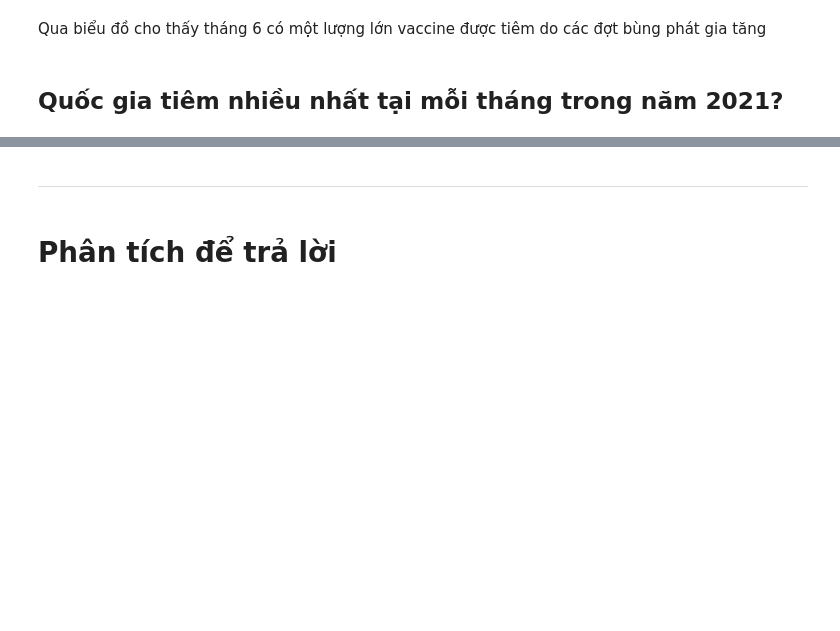
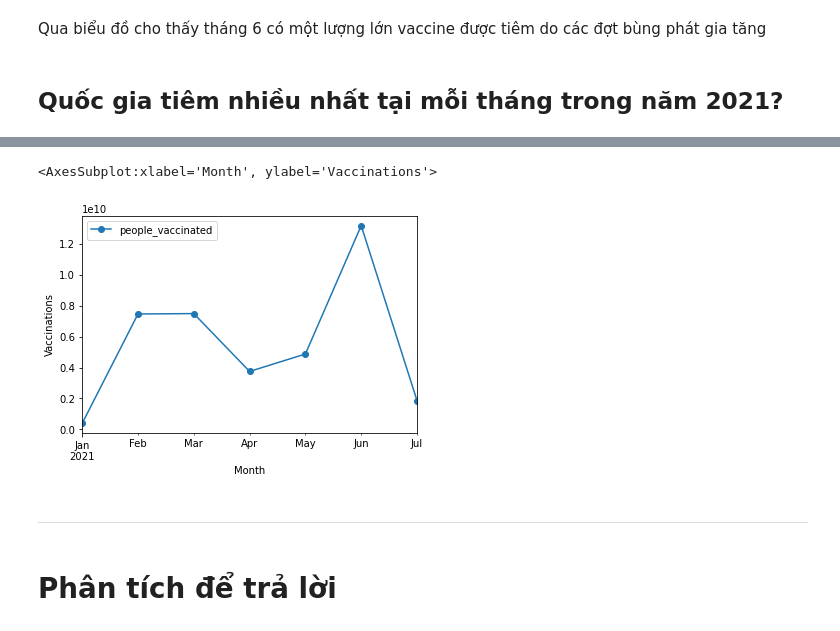
Before and after one commit to FinalProject-P4DS/FinalProject-P4DS, a Jupyter notebook: Final_Project-P4DS.ipynb, the cells around one changed output, grey strips where cells are left out. Cells and saved outputs as stored; diff of their text form; code cells hidden in the pictures; blank space fills up the shorter version.

Commit message:
Add find location with most people_vaccinated

```diff
--- a/Final_Project-P4DS.ipynb
+++ b/Final_Project-P4DS.ipynb
@@ -340,3 +338,13 @@ num_vaccinations_each_month.sort_index().plot.line(marker='o', xlabel="Month", y
 Qua biểu đồ cho thấy tháng 6 có một lượng lớn vaccine được tiêm do các đợt bùng phát gia tăng
 # %% [markdown]
 ## Quốc gia tiêm nhiều nhất tại mỗi tháng trong năm 2021?
+# %%
+national_vaccinated = national_vacc[['location', 'date', 'people_vaccinated']]
+national_vaccinated_2021 = national_vaccinated[national_vaccinated['date'].dt.year == 2021]
+
+national_vaccinations_each_month = national_vaccinated_2021.set_index('date').groupby('location').resample('M').sum()
+national_vaccinations_each_month.reset_index(inplace=True)
+
+people_vaccinations_month_location = national_vaccinations_each_month.sort_values('people_vaccinated').drop_duplicates('date', keep='last')
+max_national_vaccination_each_month = people_vaccinations_month_location.set_index('date')
+max_national_vaccination_each_month
@@ -343,3 +361,8 @@ Qua biểu đồ cho thấy tháng 6 có một lượng lớn vaccine được t
+# %%
+max_national_vaccination_each_month.sort_index().plot.line(marker='o', xlabel="Month", ylabel="Vaccinations")
+# %% [output]
+<AxesSubplot:xlabel='Month', ylabel='Vaccinations'>
+[figure, added]
 # %% [markdown]
 ---
 # %% [markdown]
```
Also changed, not shown: parts of 5 cells of this notebook.
